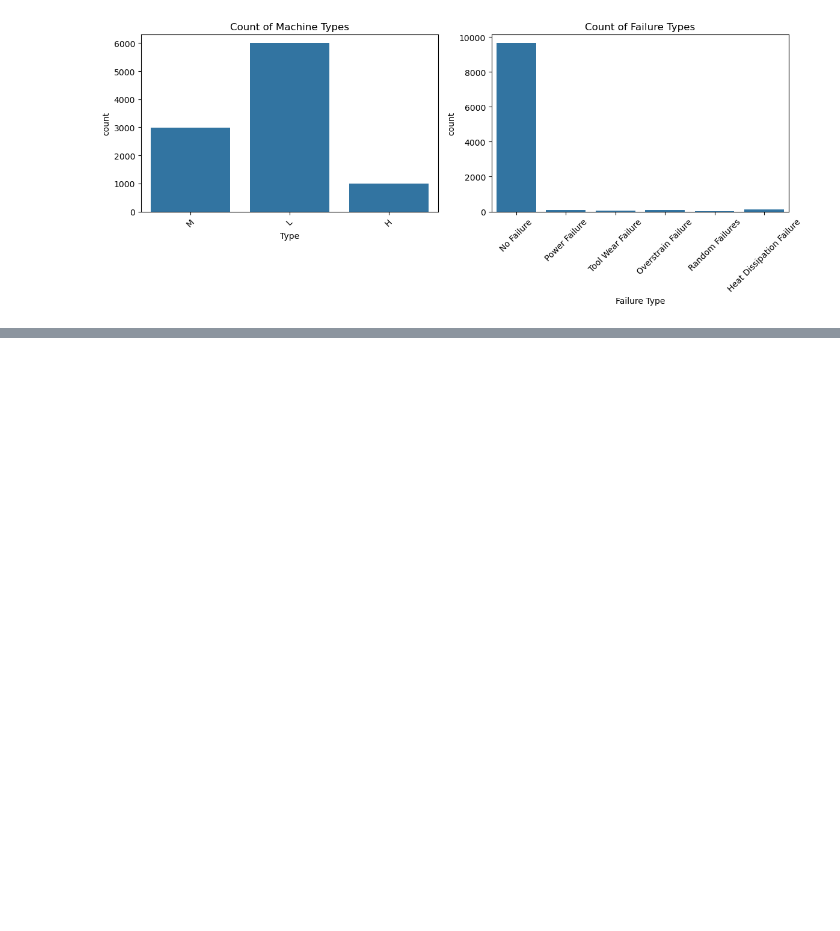
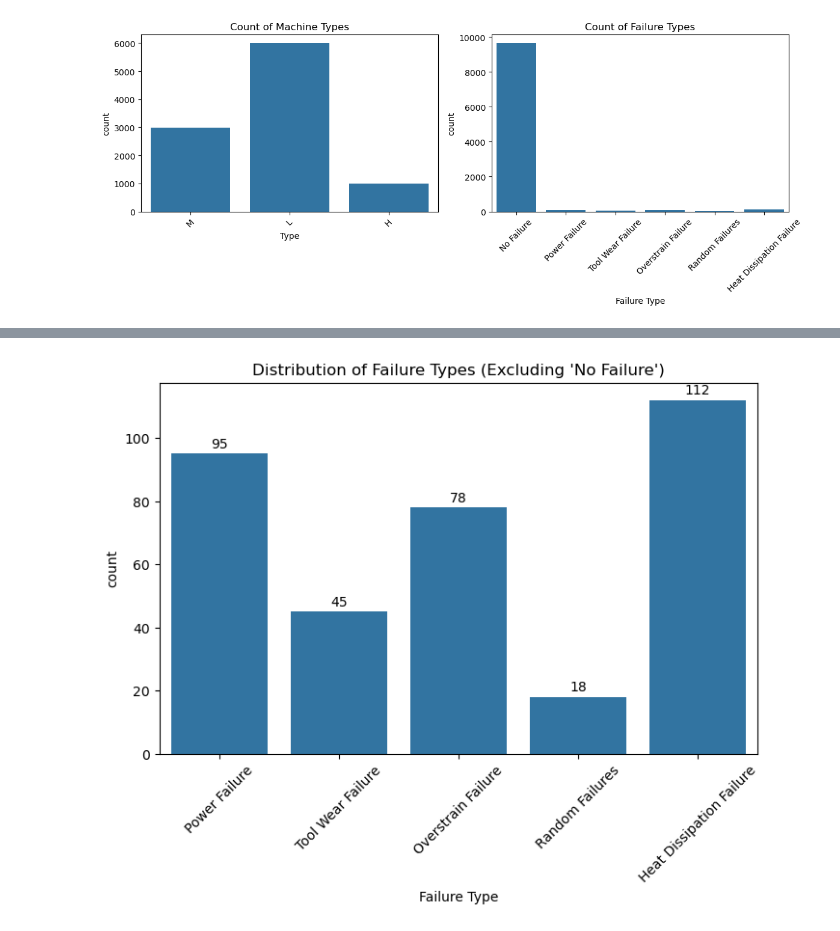
Before and after one commit to kealankuar/predictive-maintenance-ML, a Jupyter notebook: EDA.ipynb, the cells around one changed output, grey strips where cells are left out. Saved outputs shown, nothing was run; the diff lists cells and outputs as text; code cells hidden in the pictures; blank space fills up the shorter version.

```diff
--- a/EDA.ipynb
+++ b/EDA.ipynb
@@ -104,0 +128,19 @@ plt.show()
+# %%
+# Distribution of failure types
+# Create a new DataFrame excluding rows where Failure Type is "No Failure"
+failure_df = df[df["Failure Type"] != "No Failure"]
+
+plt.figure(figsize=(8,5))
+ax = sns.countplot(x="Failure Type", data=failure_df)
+plt.title("Distribution of Failure Types (Excluding 'No Failure')")
+plt.xticks(rotation=45)
+
+# Annotate each bar with the count
+for p in ax.patches:
+    count = p.get_height()
+    ax.text(p.get_x() + p.get_width()/2., count + 1, int(count),
+            ha="center", va="bottom")
+
+plt.show()
+# %% [output]
+[figure, added]
```
Also changed, not shown: parts of 4 cells of this notebook.
